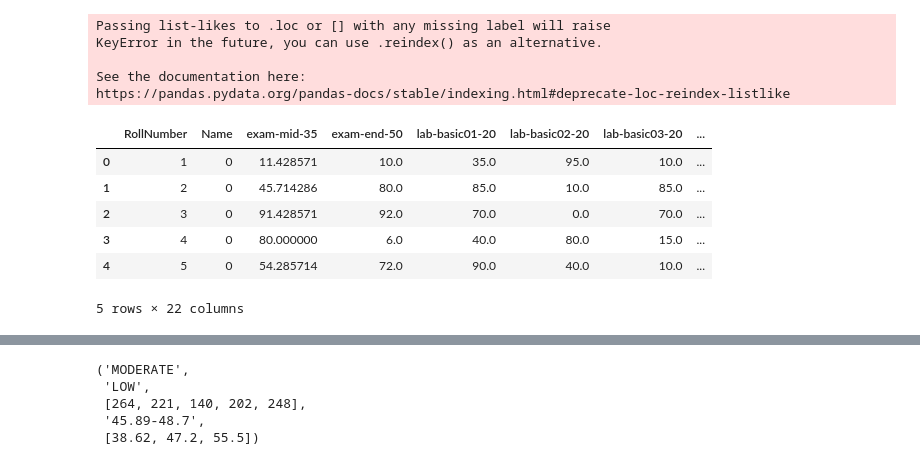
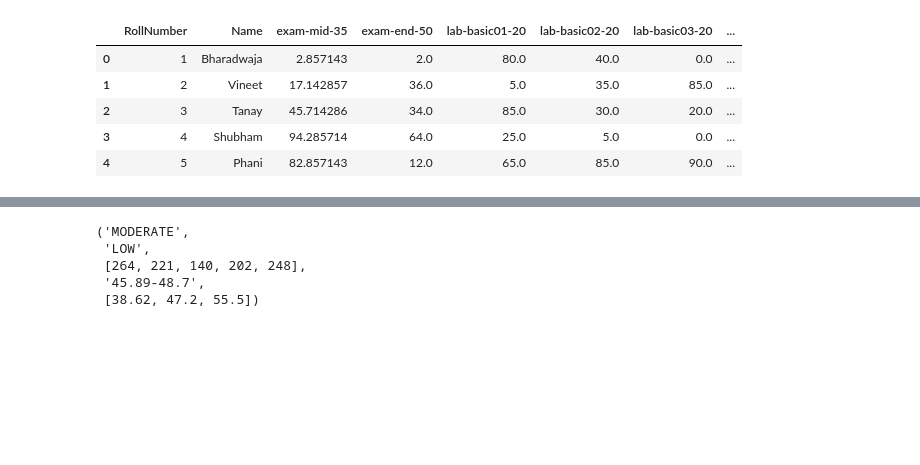
Before and after one commit to Vineet-Sharma29/Ayudar-Class-Performance-Analyzer, a Jupyter notebook: dashboard/Demo_Algo.ipynb, the cells around one changed output, grey strips where cells are left out. Saved outputs shown, nothing was run; the diff lists cells and outputs as text; code cells hidden in the pictures; blank space fills up the shorter version.

```diff
--- a/dashboard/Demo_Algo.ipynb
+++ b/dashboard/Demo_Algo.ipynb
@@ -539,20 +554,10 @@ df.head()
-# %%
-df = createAvg(df)
-df = createChMarks(df)
-df = variance(df)
-# %% [output]
-Passing list-likes to .loc or [] with any missing label will raise
-KeyError in the future, you can use .reindex() as an alternative.
-
-See the documentation here:
-https://pandas.pydata.org/pandas-docs/stable/indexing.html#deprecate-loc-reindex-listlike
-# %%
-df.head()
-# %% [output]
-|  | RollNumber | Name | exam-mid-35 | exam-end-50 | lab-basic01-20 | lab-basic02-20 | lab-basic03-20 | ... |
-| 0 | 1 | 0 | 11.428571 | 10.0 | 35.0 | 95.0 | 10.0 | ... |
-| 1 | 2 | 0 | 45.714286 | 80.0 | 85.0 | 10.0 | 85.0 | ... |
-| 2 | 3 | 0 | 91.428571 | 92.0 | 70.0 | 0.0 | 70.0 | ... |
-| 3 | 4 | 0 | 80.000000 | 6.0 | 40.0 | 80.0 | 15.0 | ... |
-| 4 | 5 | 0 | 54.285714 | 72.0 | 90.0 | 40.0 | 10.0 | ... |
-5 rows × 22 columns
+# %%
+df1 = scaleMarks(df1)
+df1.head()
+# %% [output]
+|  | RollNumber | Name | exam-mid-35 | exam-end-50 | lab-basic01-20 | lab-basic02-20 | lab-basic03-20 | ... |
+| 0 | 1 | Bharadwaja | 2.857143 | 2.0 | 80.0 | 40.0 | 0.0 | ... |
+| 1 | 2 | Vineet | 17.142857 | 36.0 | 5.0 | 35.0 | 85.0 | ... |
+| 2 | 3 | Tanay | 45.714286 | 34.0 | 85.0 | 30.0 | 20.0 | ... |
+| 3 | 4 | Shubham | 94.285714 | 64.0 | 25.0 | 5.0 | 0.0 | ... |
+| 4 | 5 | Phani | 82.857143 | 12.0 | 65.0 | 85.0 | 90.0 | ... |
```
Also changed, not shown: parts of 7 cells of this notebook, 21 other files.
